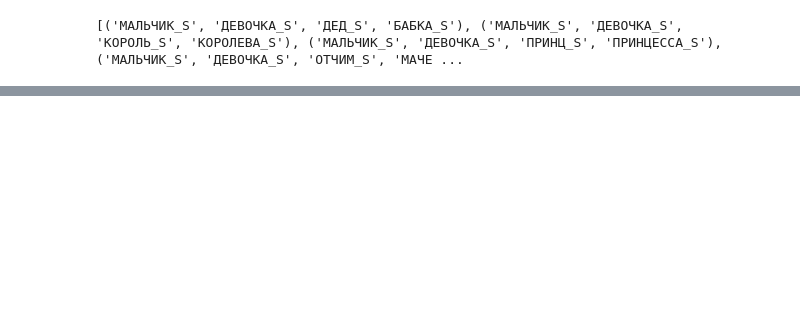
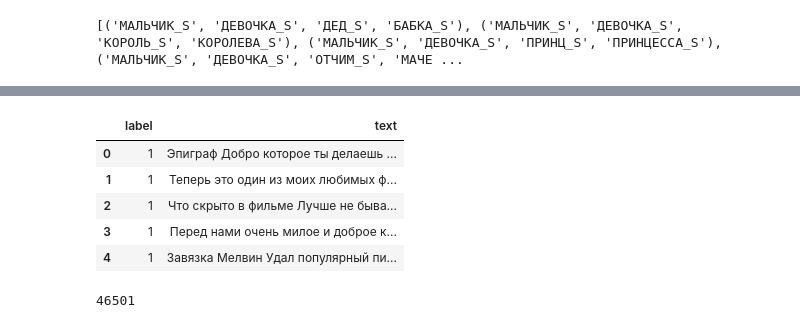
Before and after one commit to Combo-Breaker/NLP_DPO_2020, a Jupyter notebook: sem_01/1. Embeddings.ipynb, the cells around one changed output, grey strips where cells are left out. Saved outputs shown, nothing was run; the diff lists cells and outputs as text; code cells hidden in the pictures; blank space fills up the shorter version.

```diff
--- a/sem_01/1. Embeddings.ipynb
+++ b/sem_01/1. Embeddings.ipynb
@@ -640,0 +792,15 @@ distance between s2 and s3 = 0.4934
+# %%
+df = pd.read_csv('reviews.csv')
+# %%
+df.head()
+# %% [output]
+|  | label | text |
+| 0 | 1 | Эпиграф Добро которое ты делаешь ... |
+| 1 | 1 | Теперь это один из моих любимых ф... |
+| 2 | 1 | Что скрыто в фильме Лучше не быва... |
+| 3 | 1 | Перед нами очень милое и доброе к... |
+| 4 | 1 | Завязка Мелвин Удал популярный пи... |
+# %%
+len(df)
+# %% [output]
+46501
```
Also changed, not shown: parts of 89 cells of this notebook.
